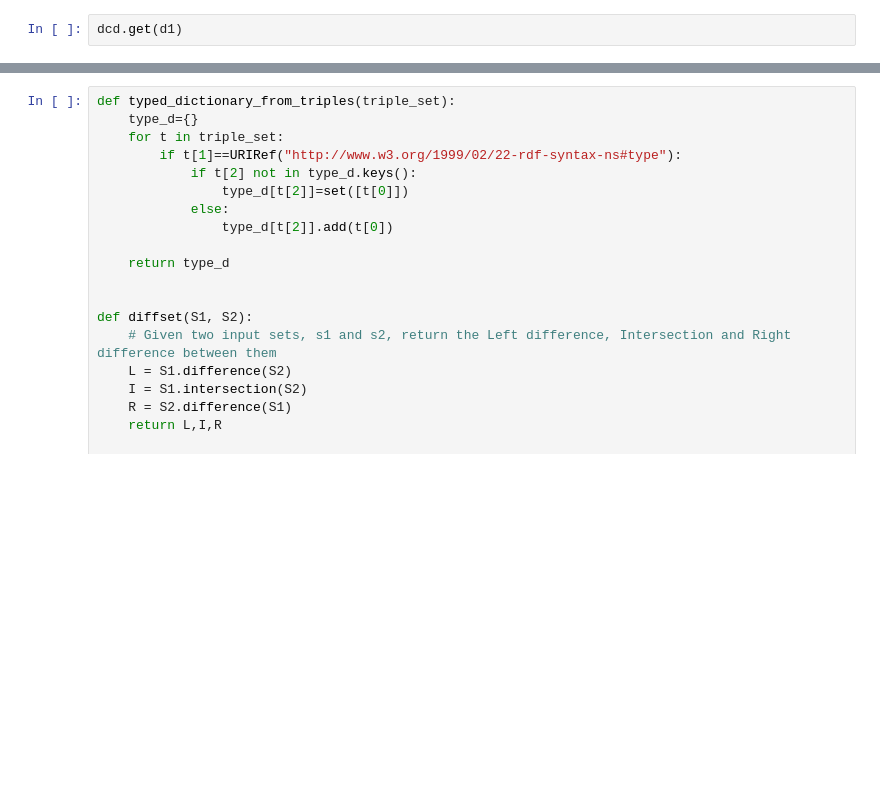
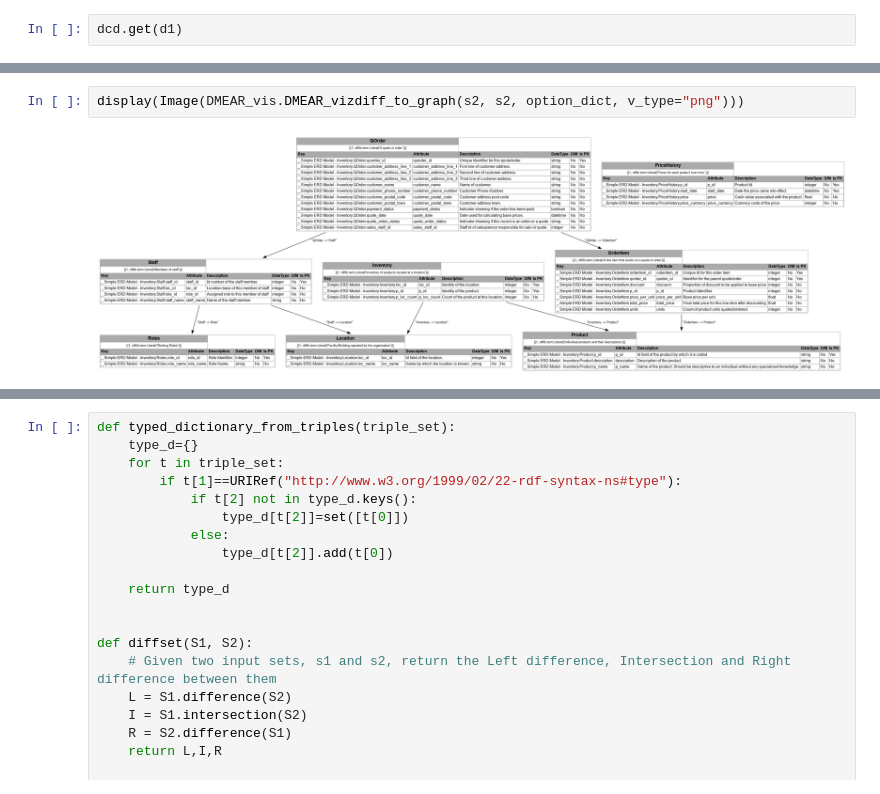
Before and after one commit to MrTomKimber/datamodels, a Jupyter notebook: IDE/Fuseki IO Development VI.ipynb, the cells around one changed output, grey strips where cells are left out. Cells and saved outputs as stored; diff of their text form; blank space fills up the shorter version.

```diff
--- a/IDE/Fuseki IO Development VI.ipynb
+++ b/IDE/Fuseki IO Development VI.ipynb
@@ -352,0 +371,4 @@ visualize(t2rdflibg(s1))
+# %%
+display(Image(DMEAR_vis.DMEAR_vizdiff_to_graph(s2, s2, option_dict, v_type="png")))
+# %% [output]
+[figure, added]
```
Also changed, not shown: parts of 36 cells of this notebook, 5 other files.
